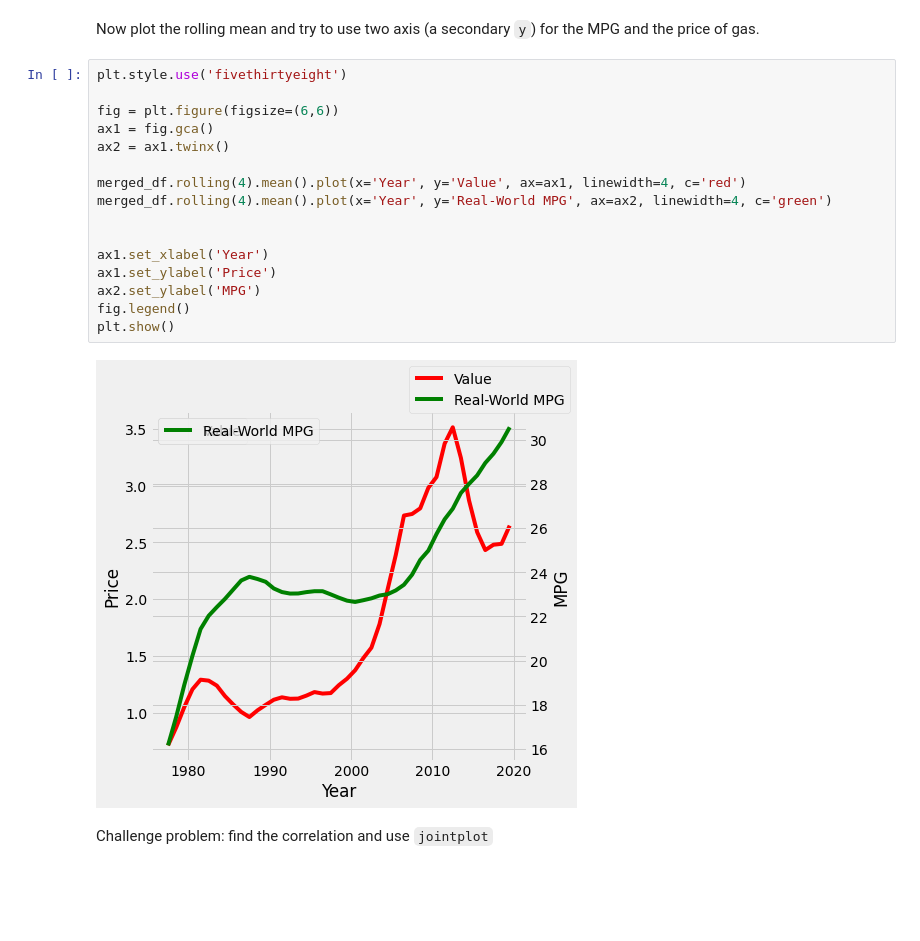
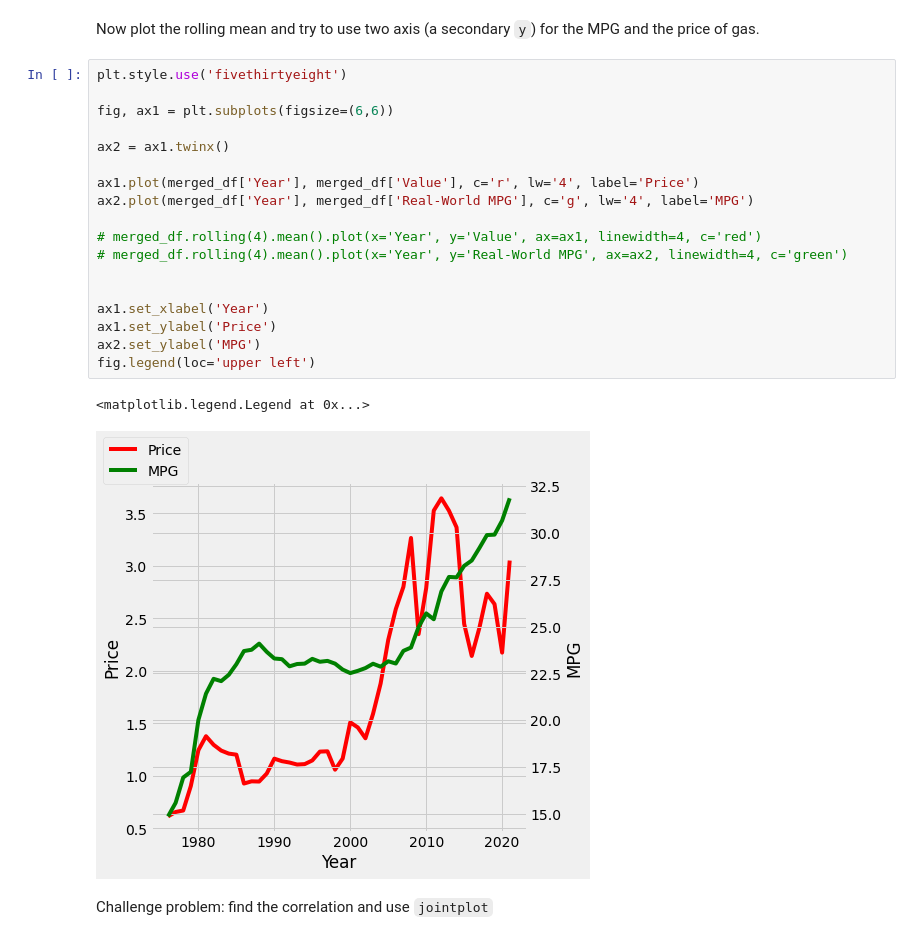
Before and after one commit to dalexa10/Python_Data_Science, a Jupyter notebook: collecting-organizing-analyzing-basics/collecting-organizing-analyzing-data.ipynb, the cells around one changed output. Cells and saved outputs as stored; diff of their text form; blank space fills up the shorter version.

Commit message:
Bug in last plot fixed

```diff
--- a/collecting-organizing-analyzing-basics/collecting-organizing-analyzing-data.ipynb
+++ b/collecting-organizing-analyzing-basics/collecting-organizing-analyzing-data.ipynb
@@ -883,21 +883,24 @@ Now plot the rolling mean and try to use two axis (a secondary `y`) for the MPG
 # %%
 plt.style.use('fivethirtyeight')
 
-fig = plt.figure(figsize=(6,6))
-ax1 = fig.gca()
+fig, ax1 = plt.subplots(figsize=(6,6))
+
 ax2 = ax1.twinx()
 
-merged_df.rolling(4).mean().plot(x='Year', y='Value', ax=ax1, linewidth=4, c='red')
-merged_df.rolling(4).mean().plot(x='Year', y='Real-World MPG', ax=ax2, linewidth=4, c='green')
+ax1.plot(merged_df['Year'], merged_df['Value'], c='r', lw='4', label='Price')
+ax2.plot(merged_df['Year'], merged_df['Real-World MPG'], c='g', lw='4', label='MPG')
+
+# merged_df.rolling(4).mean().plot(x='Year', y='Value', ax=ax1, linewidth=4, c='red')
+# merged_df.rolling(4).mean().plot(x='Year', y='Real-World MPG', ax=ax2, linewidth=4, c='green')
 
 
 ax1.set_xlabel('Year')
 ax1.set_ylabel('Price')
 ax2.set_ylabel('MPG')
-fig.legend()
-plt.show()
+fig.legend(loc='upper left')
 # %% [output]
+<matplotlib.legend.Legend at 0x...>
-[figure, old version]
+[figure, new version]
 # %% [markdown]
 Challenge problem: find the correlation and use `jointplot`
 # %% [markdown]
```
